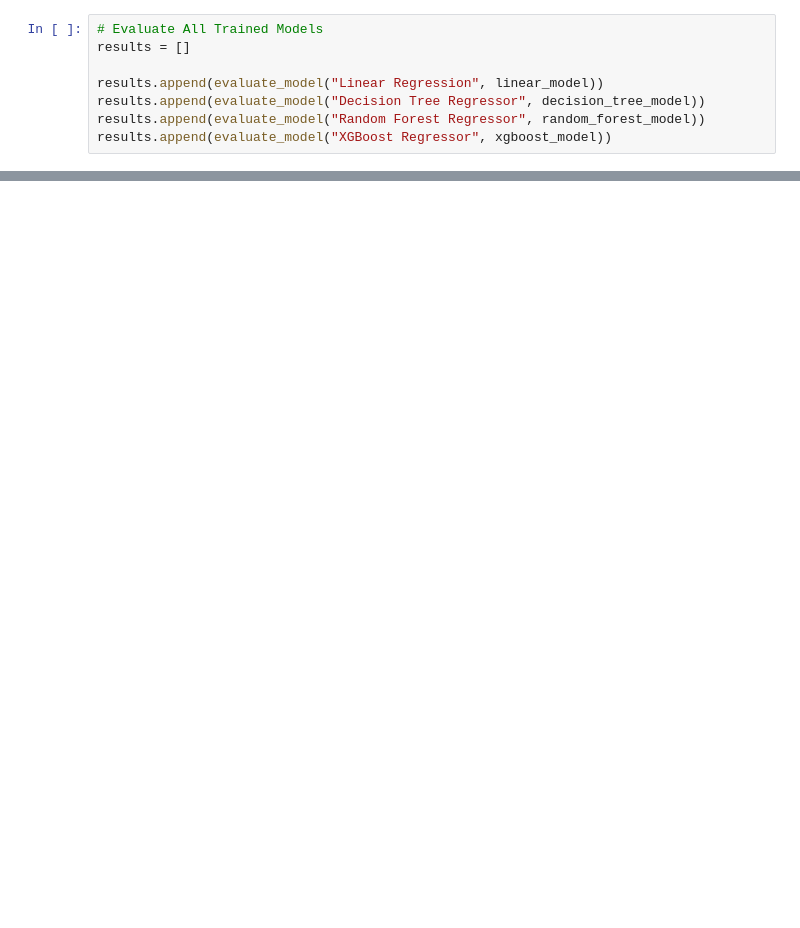
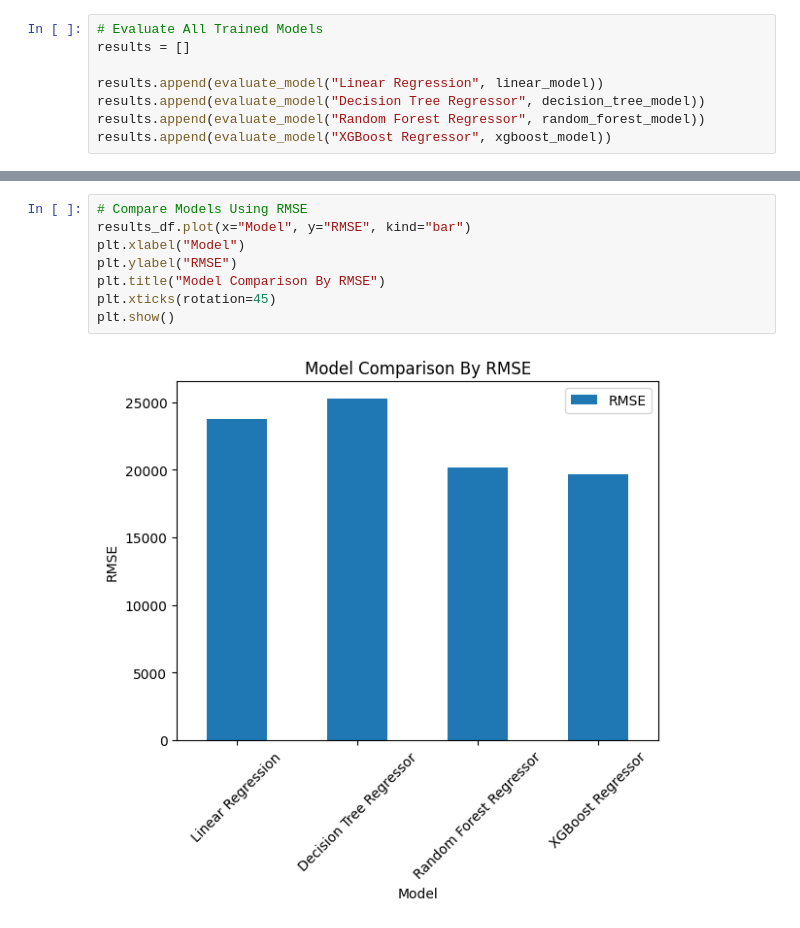
Before and after one commit to SMCodeX7/Used-Car-Price-Prediction, a Jupyter notebook: notebooks/UsedCarPricePrediction.ipynb, the cells around one changed output, grey strips where cells are left out. Drawn from its saved outputs; the diff is of its cells as text; blank space fills up the shorter version.

```diff
--- a/notebooks/UsedCarPricePrediction.ipynb
+++ b/notebooks/UsedCarPricePrediction.ipynb
@@ -538,0 +549,10 @@ results_df
+# %%
+# Compare Models Using RMSE
+results_df.plot(x="Model", y="RMSE", kind="bar")
+plt.xlabel("Model")
+plt.ylabel("RMSE")
+plt.title("Model Comparison By RMSE")
+plt.xticks(rotation=45)
+plt.show()
+# %% [output]
+[figure, added]
```
Also changed, not shown: parts of 4 cells of this notebook.
